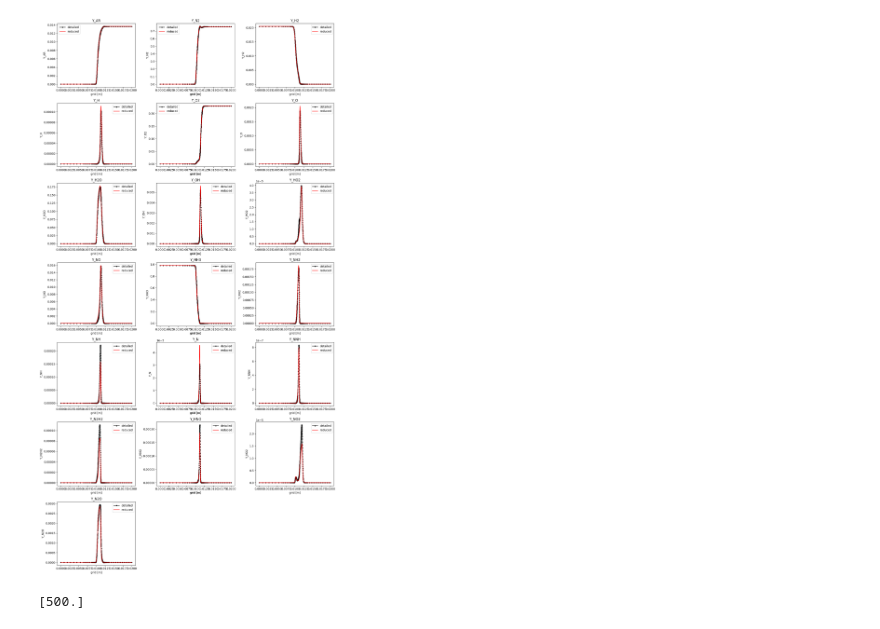
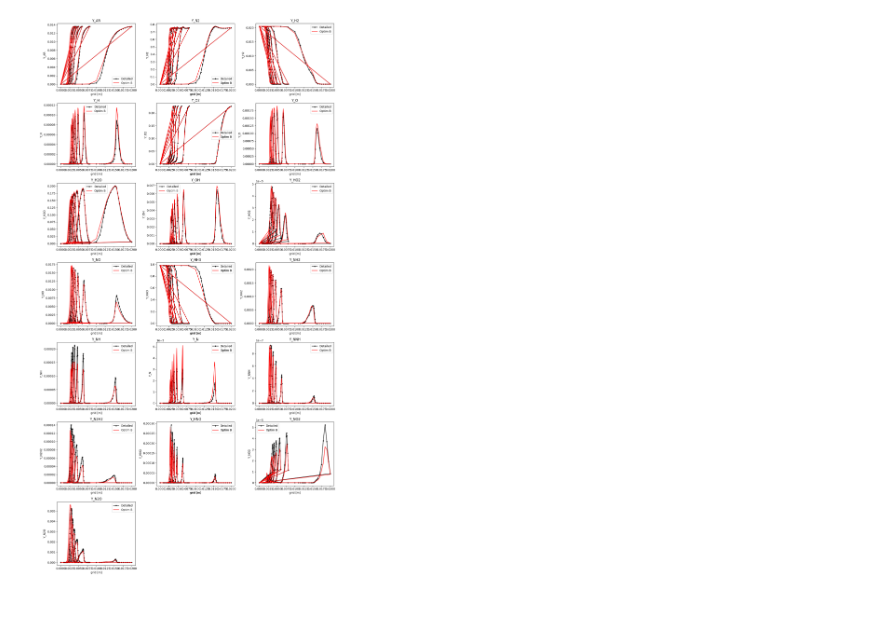
Before and after one commit to MartinMNKG/Automated_Reduced, a Jupyter notebook: notebook/Visu_1DCF.ipynb, the cells around one changed output. Saved outputs shown, nothing was run; the diff lists cells and outputs as text; code cells hidden in the pictures.

```diff
--- a/notebook/Visu_1DCF.ipynb
+++ b/notebook/Visu_1DCF.ipynb
@@ -13,4 +14,4 @@ import seaborn as sns
 # %%
-data_d0 = pd.read_csv("/work/kotlarcm/WORK/Automated_Reduced/1D_CF/Detailed/CF_SR500.0_T800.0_P1.00.csv")
-data_r0= pd.read_csv("/work/kotlarcm/WORK/Automated_Reduced/1D_CF/OptimB/CF_SR500.0_T800.0_P1.00.csv")
+data_d0 = pd.read_csv("/work/kotlarcm/WORK/Automated_Reduced/1D_CF_Ex/Detailed/CF_T800.0_extinction.csv")
+data_r0= pd.read_csv("/work/kotlarcm/WORK/Automated_Reduced/1D_CF_Ex/OptimB/CF_T800.0_extinction.csv")
 species = [col for col in data_r0.columns if col.startswith("Y_")]
@@ -24,27 +65,27 @@ plt.savefig("CF_T.png")
 # %%
 n_species = len(species)
 n_cols = 3 # You can adjust number of columns depending on layout preference
 n_rows = (n_species + n_cols - 1) // n_cols  # Ceiling division for rows
 
 fig, axs = plt.subplots(n_rows, n_cols, figsize=(5 * n_cols, 4 * n_rows), squeeze=False)
 
 for i, s in enumerate(species):
     row, col = divmod(i, n_cols)
     ax = axs[row][col]
-    ax.plot(data_d0["grid"], data_d0[s], 'k.-', label='detailed')
-    ax.plot(data_r0["grid"], data_r0[s], 'r', label='reduced')
+    ax.plot(data_d0["grid"], data_d0[s], 'k.-', label='Detailed')
+    ax.plot(data_r0["grid"], data_r0[s], 'r', label='Optim B')
     ax.set_xlabel("grid [m]")
     ax.set_ylabel(s)
     ax.legend()
     ax.set_title(s)
 
 # Hide any unused subplots
 for i in range(n_species, n_rows * n_cols):
     row, col = divmod(i, n_cols)
     fig.delaxes(axs[row][col])
 
 plt.tight_layout()
-plt.savefig("Species_1D_CF.png")
+plt.savefig("CF_species.png")
 plt.show()
 # %% [output]
-[figure, old version]
+[figure, new version]
@@ -54,4 +91,0 @@ data_r = pd.read_csv("/work/kotlarcm/WORK/Automated_Reduced/1D_CF/Processing_Opt
-# %%
-print(data_d["strain_rate"].unique())
-# %% [output]
-[500.]
```
Also changed, not shown: parts of 9 cells of this notebook, 21 other files.
